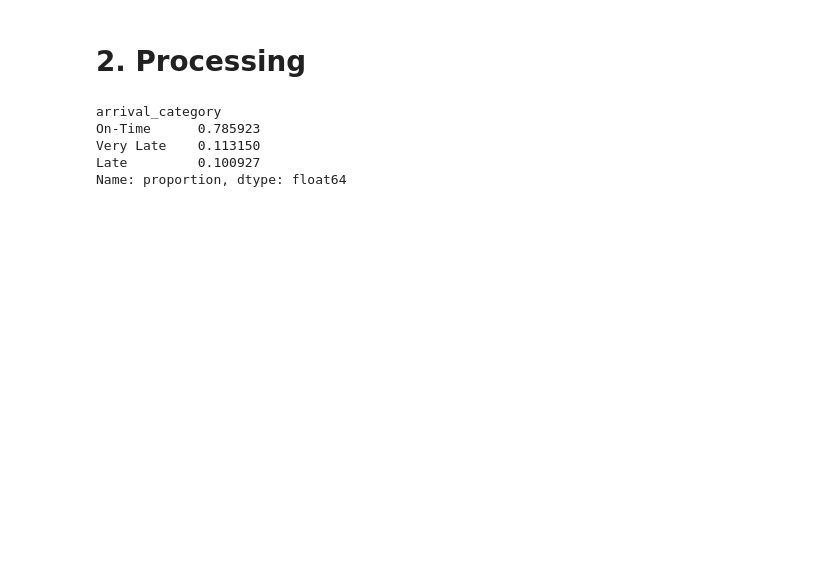
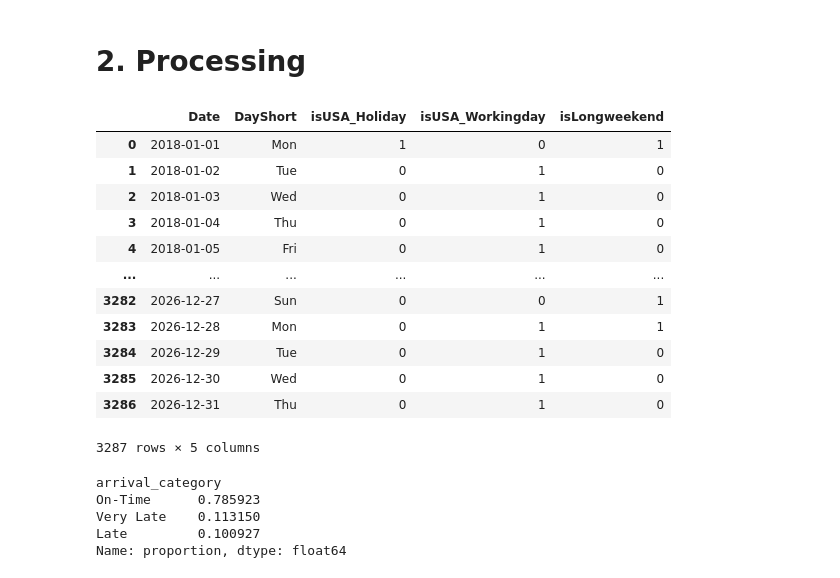
Before and after one commit to rigonzals/dva_flightdelay, a Jupyter notebook: notebooks/modeling/modeling.ipynb, the cells around one changed output. Saved outputs shown, nothing was run; the diff lists cells and outputs as text; code cells hidden in the pictures; blank space fills up the shorter version.

```diff
--- a/notebooks/modeling/modeling.ipynb
+++ b/notebooks/modeling/modeling.ipynb
@@ -56,3 +85,20 @@ def arrival_category(row):
+# %%
+df_dated["Date"] = df_dated["Date"].apply(lambda x: change_date(x))
+df_dated
+# %% [output]
+|  | Date | DayShort | isUSA_Holiday | isUSA_Workingday | isLongweekend |
+| 0 | 2018-01-01 | Mon | 1 | 0 | 1 |
+| 1 | 2018-01-02 | Tue | 0 | 1 | 0 |
+| 2 | 2018-01-03 | Wed | 0 | 1 | 0 |
+| 3 | 2018-01-04 | Thu | 0 | 1 | 0 |
+| 4 | 2018-01-05 | Fri | 0 | 1 | 0 |
+| ... | ... | ... | ... | ... | ... |
+| 3282 | 2026-12-27 | Sun | 0 | 0 | 1 |
+| 3283 | 2026-12-28 | Mon | 0 | 1 | 1 |
+| 3284 | 2026-12-29 | Tue | 0 | 1 | 0 |
+| 3285 | 2026-12-30 | Wed | 0 | 1 | 0 |
+| 3286 | 2026-12-31 | Thu | 0 | 1 | 0 |
+3287 rows × 5 columns
 # %%
 # Create binary target
 df_mdt["arrival_category"] = df_mdt["arrdelay"].apply(arrival_category)
```
Also changed, not shown: parts of 7 cells of this notebook, 2 other files.
